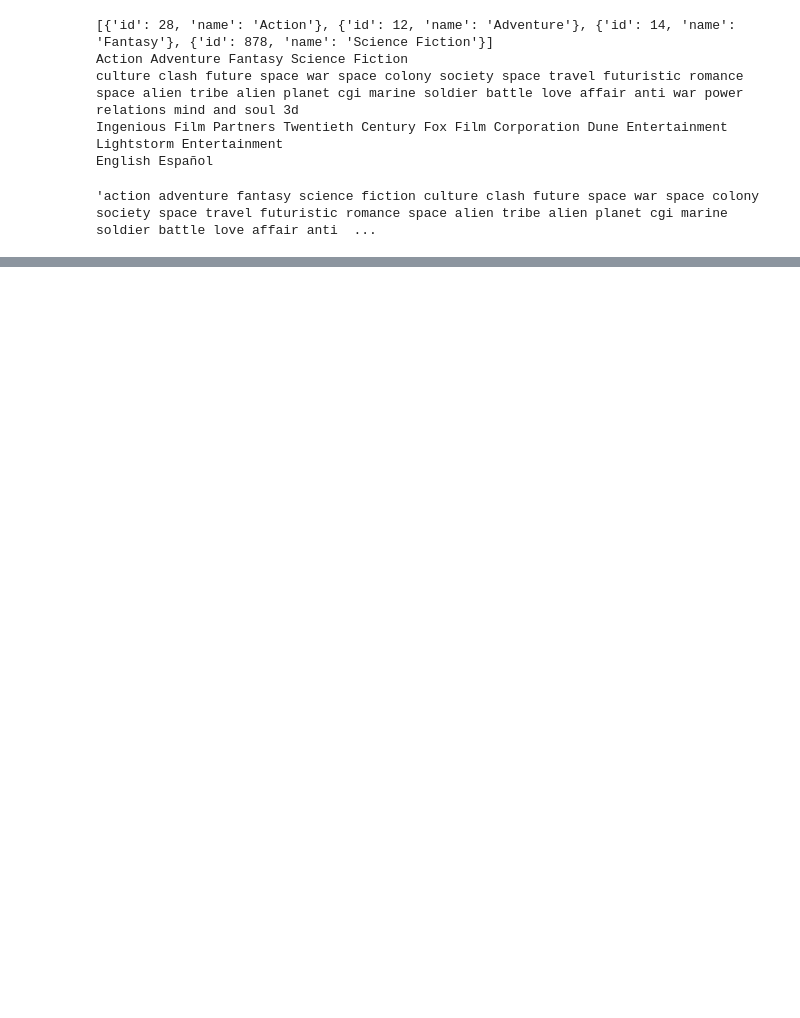
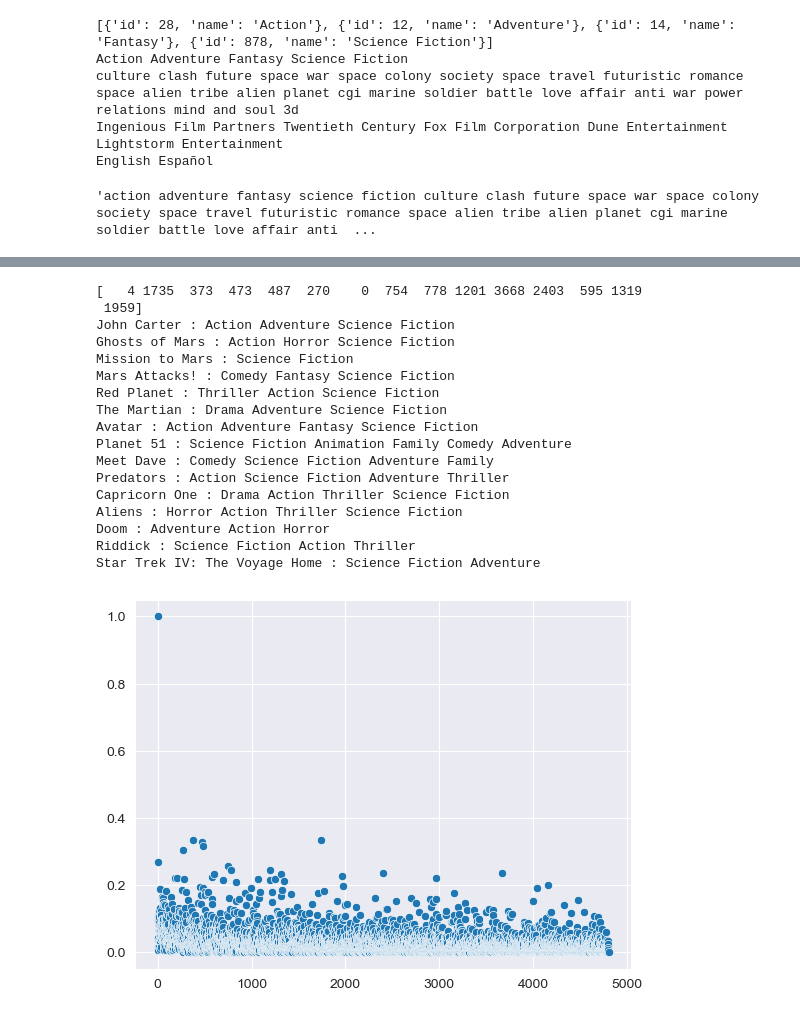
Before and after one commit to adhocmaster/nlp-practice, a Jupyter notebook: classical/movie-recommender-tfidf.ipynb, the cells around one changed output, grey strips where cells are left out. Cells and saved outputs as stored; diff of their text form; code cells hidden in the pictures; blank space fills up the shorter version.

```diff
--- a/classical/movie-recommender-tfidf.ipynb
+++ b/classical/movie-recommender-tfidf.ipynb
@@ -186,0 +210,22 @@ similarMovies = query(df, "Scream 3", vectorizer, vectorInputs, 5)
+# %%
+similarMovies = query(df, "John Carter", vectorizer, vectorInputs, 15)
+printMovieInfo(similarMovies)
+# %% [output]
+[   4 1735  373  473  487  270    0  754  778 1201 3668 2403  595 1319
+ 1959]
+John Carter : Action Adventure Science Fiction
+Ghosts of Mars : Action Horror Science Fiction
+Mission to Mars : Science Fiction
+Mars Attacks! : Comedy Fantasy Science Fiction
+Red Planet : Thriller Action Science Fiction
+The Martian : Drama Adventure Science Fiction
+Avatar : Action Adventure Fantasy Science Fiction
+Planet 51 : Science Fiction Animation Family Comedy Adventure
+Meet Dave : Comedy Science Fiction Adventure Family
+Predators : Action Science Fiction Adventure Thriller
+Capricorn One : Drama Action Thriller Science Fiction
+Aliens : Horror Action Thriller Science Fiction
+Doom : Adventure Action Horror
+Riddick : Science Fiction Action Thriller
+Star Trek IV: The Voyage Home : Science Fiction Adventure
+[figure, added]
```
Also changed, not shown: parts of 8 cells of this notebook.
